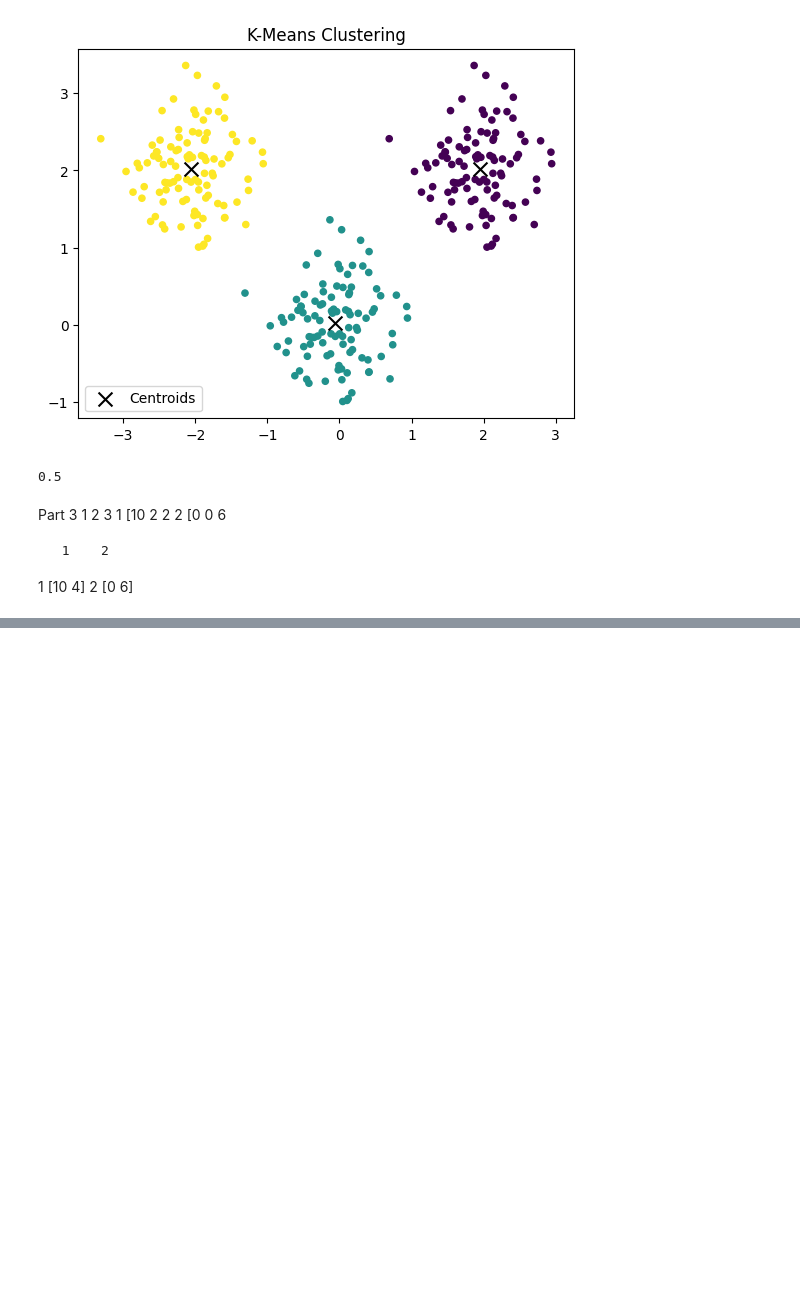
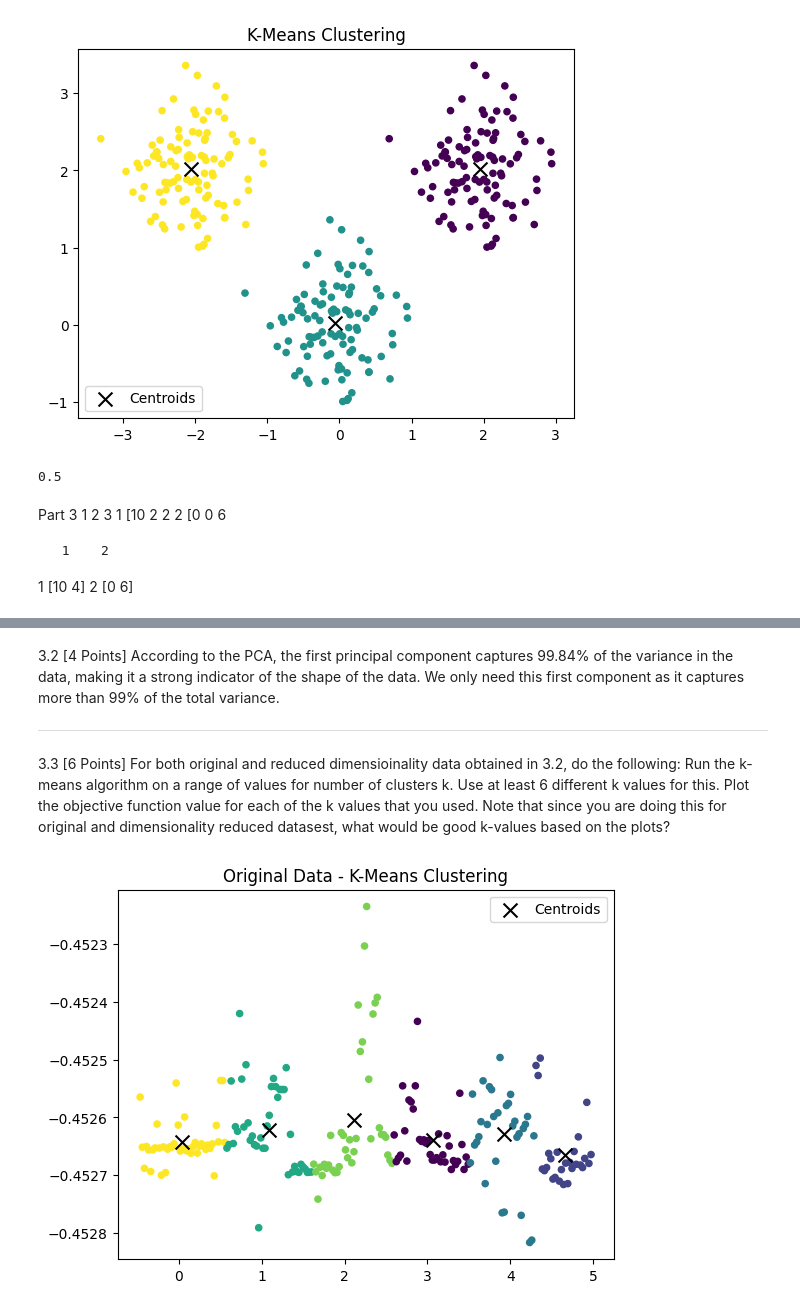
Before and after one commit to joshaney324/DataMiningProject3, a Jupyter notebook: Project3.ipynb, the cells around one changed output, grey strips where cells are left out. Drawn from its saved outputs; the diff is of its cells as text; code cells hidden in the pictures; blank space fills up the shorter version.

```diff
--- a/Project3.ipynb
+++ b/Project3.ipynb
@@ -253,0 +308,25 @@ Part 3
+# %% [markdown]
+3.2 [4 Points] According to the PCA, the first principal component captures 99.84% of the variance in the data, making it a strong indicator of the shape of the data. We only need this first component as it captures more than 99% of the total variance.
+
+-----------------------------------------------------------------------
+# %% [markdown]
+3.3 [6 Points] For both original and reduced dimensioinality data obtained in 3.2, do the following: Run the k-means algorithm on a range of values for number of clusters k. Use at least 6 different k values for this. Plot the objective function value for each of the k values that you used. Note that since you are doing this for original and dimensionality reduced datasest, what would be good k-values based on the plots?
+# %%
+# Original Data Plotting:
+
+labels, centroids = k_means_cluster(data_standard, 6, epsilon=0.1)
+unique_labels = np.unique(labels)
+
+# Build color map
+colormap = cm.get_cmap('viridis', len(unique_labels))
+label_to_color = {label: colormap(i) for i, label in enumerate(unique_labels)}
+colors = [label_to_color[label] for label in labels]
+
+# Plot
+plt.scatter(data_standard[:, 0], data_standard[:, 1], c=colors, s=20)
+plt.scatter(centroids[:, 0], centroids[:, 1], color='black', marker='x', s=100, label='Centroids')
+plt.title("Original Data - K-Means Clustering")
+plt.legend()
+plt.show()
+# %% [output]
+[figure, added]
```
Also changed, not shown: parts of 9 cells of this notebook.
